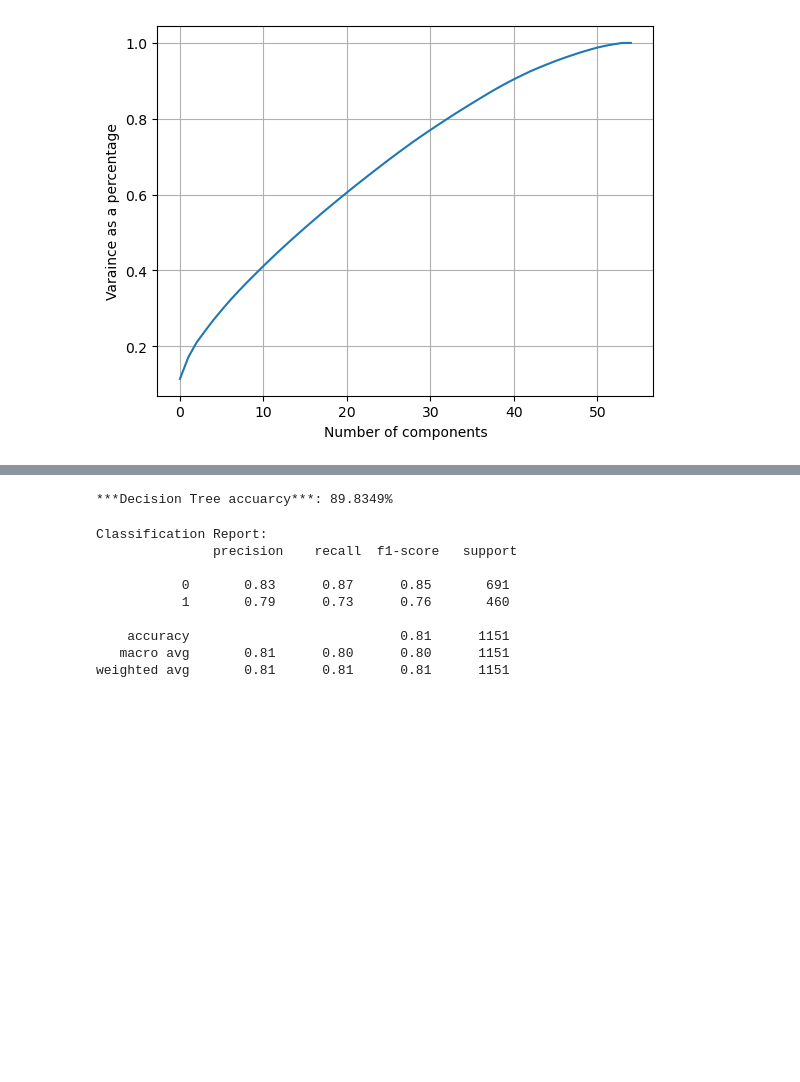
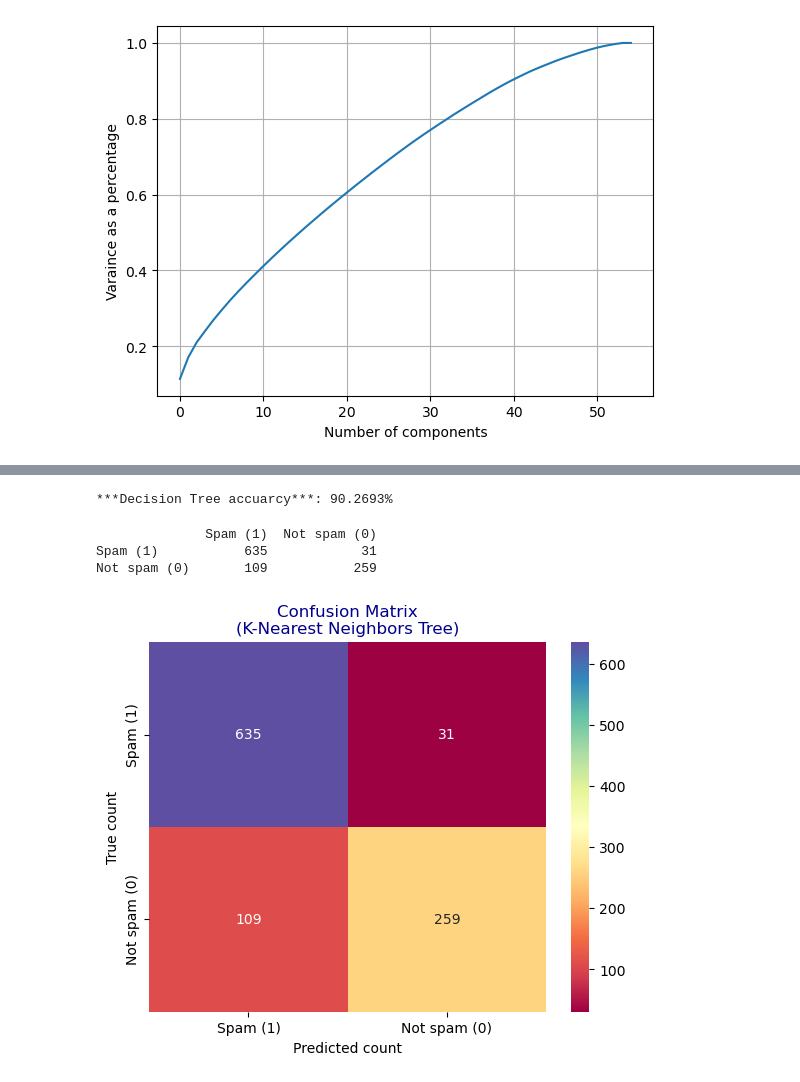
Before and after one commit to Sandushke/Machine-Learning-CW, a Jupyter notebook: Machine Learning CW/Spam email classification.ipynb, the cells around one changed output, grey strips where cells are left out. Cells and saved outputs as stored; diff of their text form; code cells hidden in the pictures; blank space fills up the shorter version.

```diff
--- a/Machine Learning CW/Spam email classification.ipynb
+++ b/Machine Learning CW/Spam email classification.ipynb
@@ -297,21 +347,8 @@ Best accuracy value:  0.9202898550724636
 # %%
-# Getting the final acuaracy result of decison tree
-DT.fit(X_Train, y_Train)
+# Getting the final acuaracy result of DT with PCA
+gridSearch.fit(X_Train, y_Train)
+DT = gridSearch
 accuracy =  DT.score(X_Test, y_Test)
 print("***Decision Tree accuarcy***: {:.4%}".format(accuracy))
 # %% [output]
-***Decision Tree accuarcy***: 89.8349%
+***Decision Tree accuarcy***: 90.2693%
-# %%
-#Classification report
-classificationReport = classification_report(y_Test, yPrediction)
-print("Classification Report: \n", classificationReport)
-# %% [output]
-Classification Report:
-               precision    recall  f1-score   support
-
-           0       0.83      0.87      0.85       691
-           1       0.79      0.73      0.76       460
-
-    accuracy                           0.81      1151
-   macro avg       0.81      0.80      0.80      1151
-weighted avg       0.81      0.81      0.81      1151
@@ -317,0 +362,44 @@ weighted avg       0.81      0.81      0.81      1151
+# %%
+spamData['spam'] = spamData['spam'].astype('category').cat.codes
+#split data train and test
+X = spamData.iloc[:, :-1]
+y = spamData.iloc[:, -1].values
+XTrain, XTest, yTrain, yTest = train_test_split(X, y, test_size = 0.3, random_state = 42)
+# %%
+#Feature extraction
+sc = scaler
+XTrain = sc.fit_transform(XTrain)
+XTest = sc.fit_transform(XTest)
+# %%
+#store train, test in arrays
+neighbors = np.arange(1,9)
+train_accuracy = np.empty(len(neighbors))
+test_accuracy = np.empty(len(neighbors))
+
+for i, k in enumerate(neighbors):
+    knn = KNeighborsClassifier(n_neighbors=5, metric='minkowski', p=2)
+    knn.fit(XTrain, yTrain)
+    train_accuracy[i] = knn.score(XTrain, yTrain)
+    test_accuracy[i] = knn.score(XTest, yTest)
+# %%
+#Prediction for KNN
+knnPredict = knn.predict(XTest)
+# %%
+#Plot confusionn matrix for KNN without applying PCA
+matrix = pd.DataFrame((metrics.confusion_matrix(yTest, knnPredict)), ('Spam (1)', 'Not spam (0)'), ('Spam (1)', 'Not spam (0)'))
+print(matrix)
+
+#Plot confusion matrix in a graph for KNN
+heatmap = sns.heatmap(matrix, annot = True, fmt = 'd', cmap = 'Spectral')
+heatmap.yaxis.set_ticklabels(heatmap.yaxis.get_ticklabels())
+heatmap.xaxis.set_ticklabels(heatmap.xaxis.get_ticklabels())
+
+plt.title('Confusion Matrix\n(K-Nearest Neighbors Tree)', color = 'darkblue')
+plt.ylabel('True count')
+plt.xlabel('Predicted count')
+plt.show()
+# %% [output]
+              Spam (1)  Not spam (0)
+Spam (1)           635            31
+Not spam (0)       109           259
+[figure, added]
```
Also changed, not shown: parts of 24 cells of this notebook.
